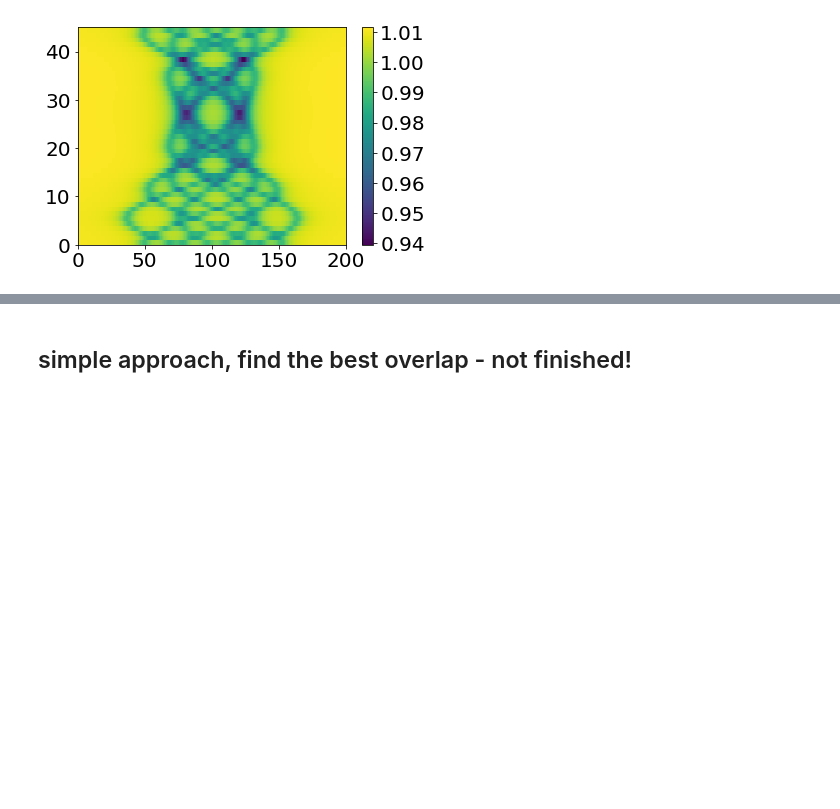
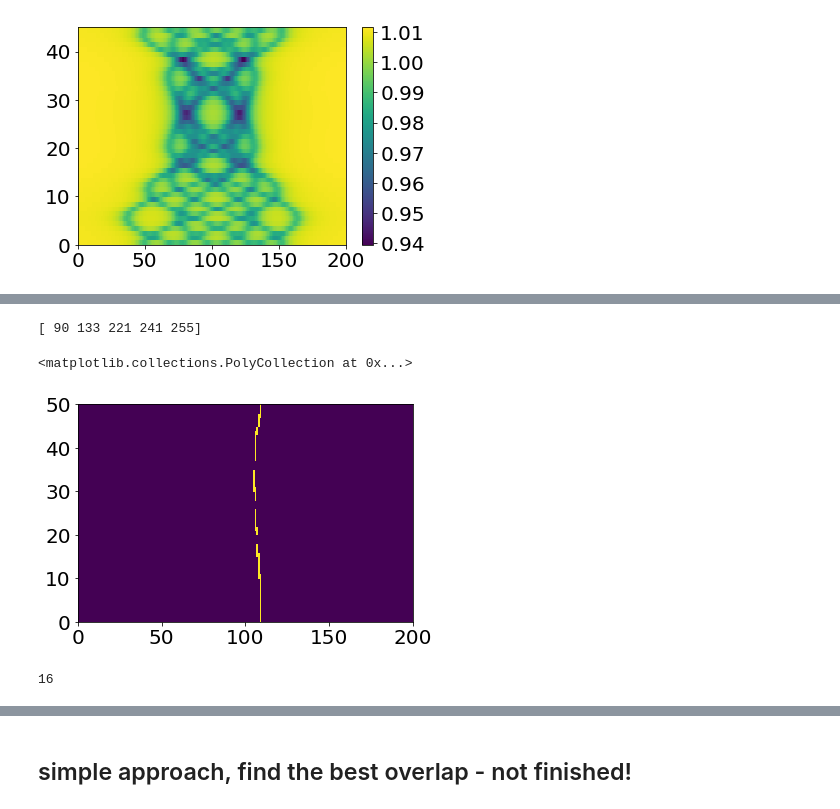
Before and after one commit to JanGieseler/pynvcenter, a Jupyter notebook: notebooks/experimental data - reconstruct magnet position from esr spectra.ipynb, the cells around one changed output, grey strips where cells are left out. Drawn from its saved outputs; the diff is of its cells as text; code cells hidden in the pictures; blank space fills up the shorter version.

```diff
--- a/notebooks/experimental data - reconstruct magnet position from esr spectra.ipynb
+++ b/notebooks/experimental data - reconstruct magnet position from esr spectra.ipynb
@@ -682,0 +724,20 @@ for Zo in [img, img_c]:
+# %%
+x = imarray[:,:,0]+imarray[:,:,1]*255+imarray[:,:,2]*2*255
+
+lines_ids = np.unique(x)[1:]
+print(lines_ids)
+
+x[np.where(x!=133)]=0
+plt.pcolor(x)
+
+# plt.pcolor(x)
+# # y = x.flatten()[idx].reshape(x.shape)
+# print(x.shape)
+# %% [output]
+[ 90 133 221 241 255]
+<matplotlib.collections.PolyCollection at 0x...>
+[figure, added]
+# %%
+line_id
+# %% [output]
+16
```
Also changed, not shown: parts of 9 cells of this notebook, 6 other files.
